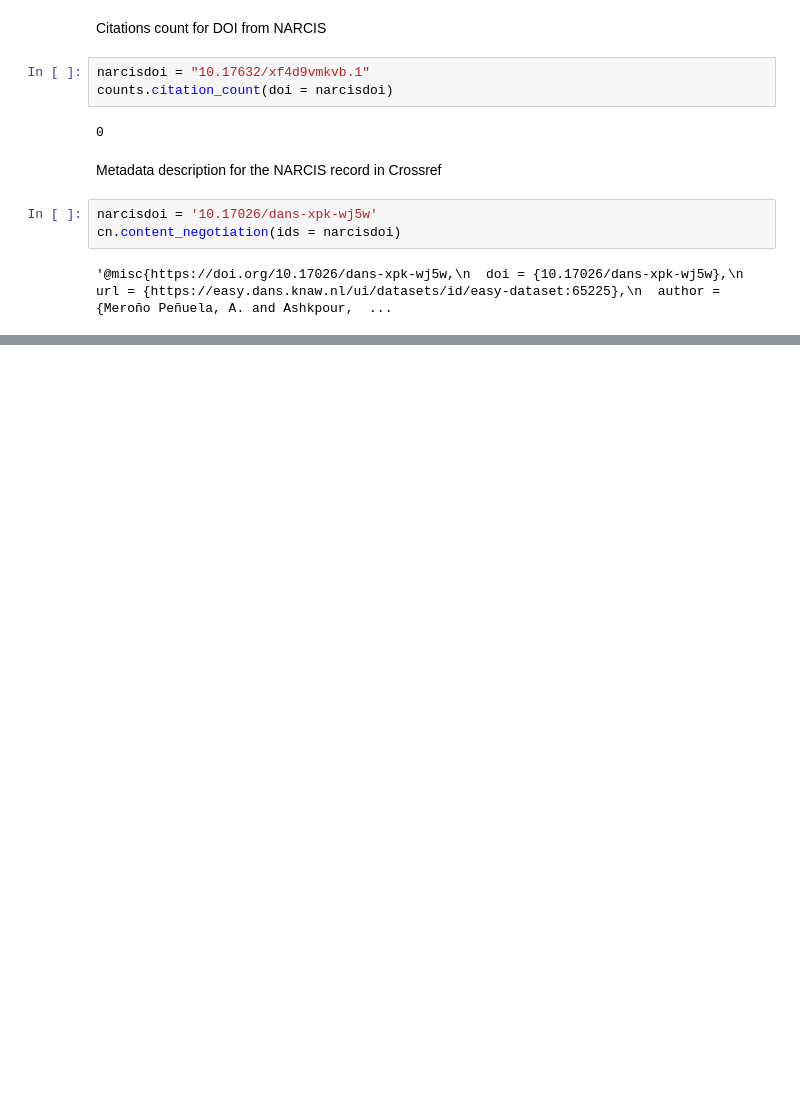
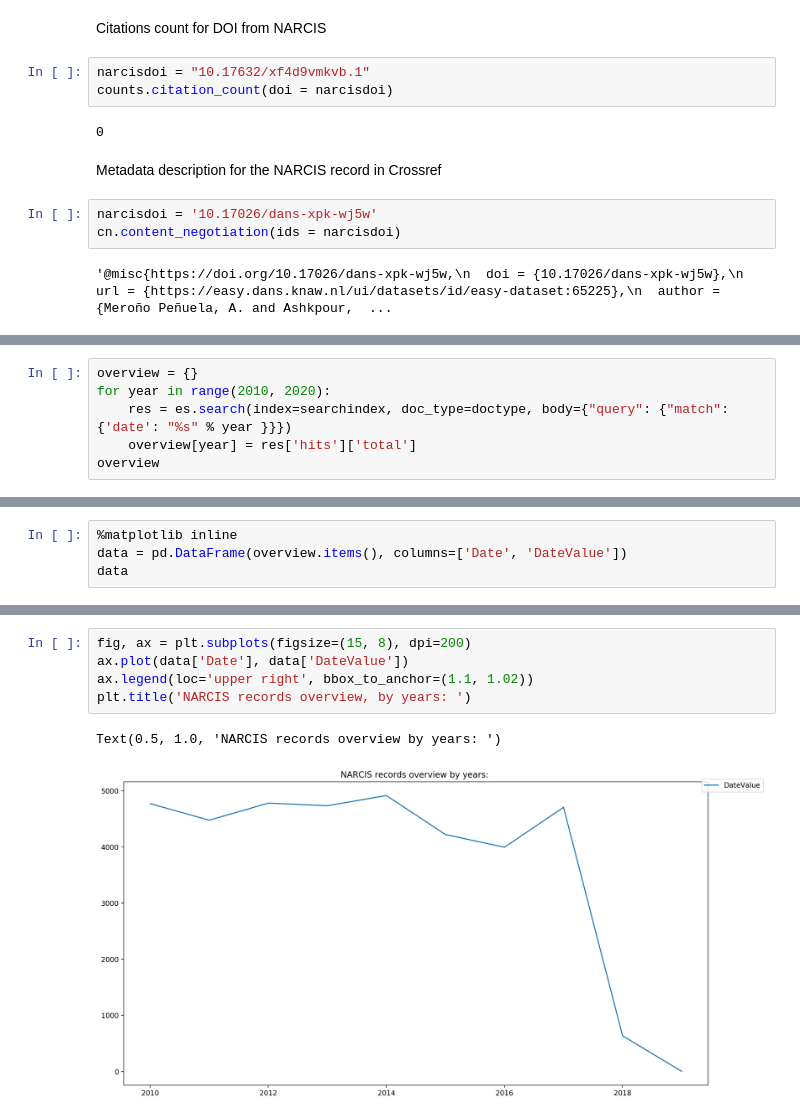
Before and after one commit to Dans-labs/augmenting-narcis, a Jupyter notebook: notebooks/NARCIS notebook to start.ipynb, the cells around one changed output, grey strips where cells are left out. Saved outputs shown, nothing was run; the diff lists cells and outputs as text; blank space fills up the shorter version.

Commit message:
Chart overview added, year by year

```diff
--- a/notebooks/NARCIS notebook to start.ipynb
+++ b/notebooks/NARCIS notebook to start.ipynb
@@ -122,0 +150,6 @@ cn.content_negotiation(ids = narcisdoi)
+# %%
+overview = {}
+for year in range(2010, 2020):
+    res = es.search(index=searchindex, doc_type=doctype, body={"query": {"match": {'date': "%s" % year }}})
+    overview[year] = res['hits']['total']
+overview
@@ -122,0 +167,4 @@ cn.content_negotiation(ids = narcisdoi)
+# %%
+%matplotlib inline
+data = pd.DataFrame(overview.items(), columns=['Date', 'DateValue'])
+data
@@ -122,0 +183,8 @@ cn.content_negotiation(ids = narcisdoi)
+# %%
+fig, ax = plt.subplots(figsize=(15, 8), dpi=200)
+ax.plot(data['Date'], data['DateValue'])
+ax.legend(loc='upper right', bbox_to_anchor=(1.1, 1.02))
+plt.title('NARCIS records overview, by years: ')
+# %% [output]
+Text(0.5, 1.0, 'NARCIS records overview by years: ')
+[figure, added]
```
Also changed, not shown: parts of 8 cells of this notebook.
